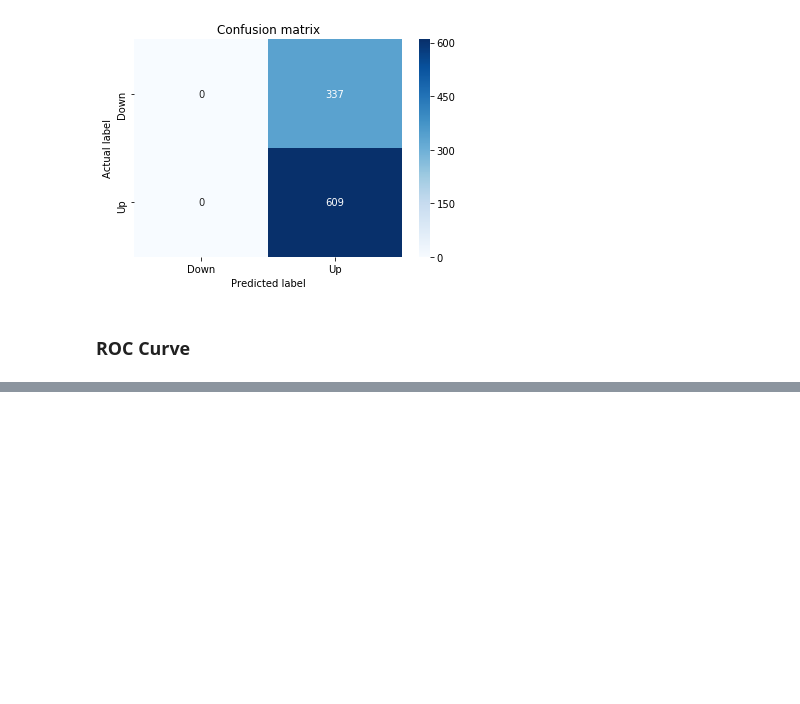
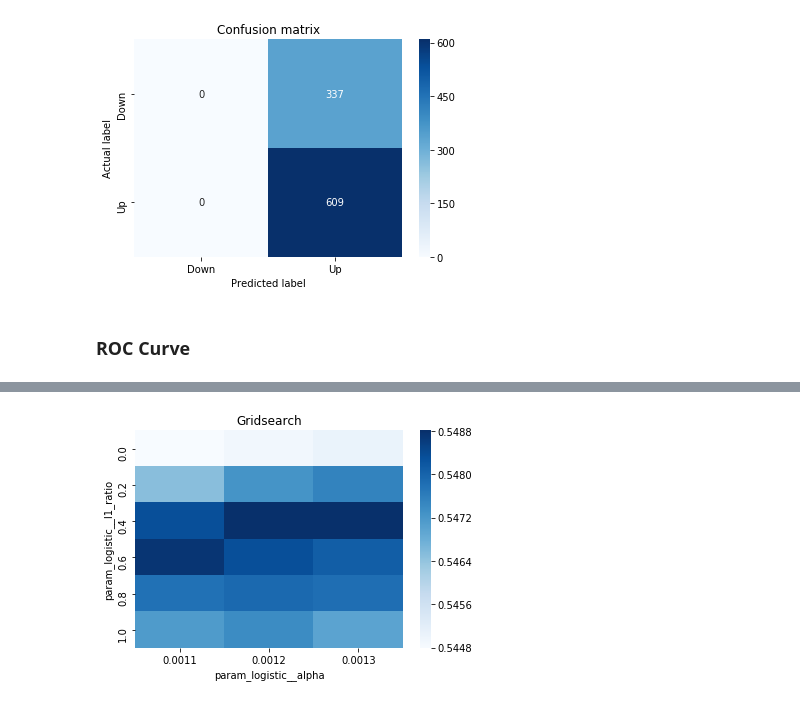
Before and after one commit to duemig/Stanford-Project-Predicting-stock-prices-using-a-LSTM-Network, a Jupyter notebook: Final Project-2.ipynb, the cells around one changed output, grey strips where cells are left out. Cells and saved outputs as stored; diff of their text form; code cells hidden in the pictures; blank space fills up the shorter version.

```diff
--- a/Final Project-2.ipynb
+++ b/Final Project-2.ipynb
@@ -782,0 +759,79 @@ y_proba_1_lstm
+# %%
+# Model specific Parameter
+
+# Number of iterations
+iterations_2_b = [8]
+
+
+# Grid Search
+
+# Regularization
+alpha_g_2_b = [0.0011, 0.0012, 0.0013]
+l1_ratio_g_2_b = [0, 0.2, 0.4, 0.6, 0.8, 1]
+
+# Create hyperparameter options
+hyperparameters_g_2_b = {'logistic__alpha':alpha_g_2_b,
+                         'logistic__l1_ratio':l1_ratio_g_2_b,
+                         'logistic__penalty':penalty_b,
+                         'logistic__max_iter':iterations_2_b}
+
+# Create grid search
+search_g_2_b = GridSearchCV(estimator=pipeline_b,
+                            param_grid=hyperparameters_g_2_b,
+                            cv=tscv,
+                            verbose=0,
+                            n_jobs=-1,
+                            scoring=scoring_b,
+                            refit=metric_b,
+                            return_train_score=False)
+# Setting refit='Accuracy', refits an estimator on the whole dataset with the parameter setting that has the best cross-validated mean Accuracy score.
+# For multiple metric evaluation, this needs to be a string denoting the scorer is used to find the best parameters for refitting the estimator at the end
+# If return_train_score=True training results of CV will be saved as well
+
+# Fit grid search
+tuned_model_2_b = search_g_2_b.fit(X_train_2, y_train_2)
+#search_g_2_b.cv_results_
+
+
+# Random Search
+
+# Create regularization hyperparameter distribution using uniform distribution
+#alpha_r_2_b = uniform(loc=0.00006, scale=0.002) #loc=0.00006, scale=0.002
+#l1_ratio_r_2_b = uniform(loc=0, scale=1)
+
+# Create hyperparameter options
+#hyperparameters_r_2_b = {'logistic__alpha':alpha_r_2_b, 'logistic__l1_ratio':l1_ratio_r_2_b, 'logistic__penalty':penalty_b,'logistic__max_iter':iterations_2_b}
+
+# Create randomized search
+#search_r_2_b = RandomizedSearchCV(pipeline_b, hyperparameters_r_2_b, n_iter=10, random_state=1, cv=tscv, verbose=0, n_jobs=-1, scoring=scoring_b, refit = metric_b, return_train_score=False)
+# Setting refit='Accuracy', refits an estimator on the whole dataset with the parameter setting that has the best cross-validated Accuracy score.
+
+# Fit randomized search
+#tuned_model_2_b = search_r_2_b.fit(X_train_2, y_train_2)
+
+
+
+# View Cost function
+print('Loss function:', tuned_model_2_b.best_estimator_.get_params()['logistic__loss'])
+
+# View Accuracy
+print(metric_b +' of the best model: ', tuned_model_2_b.best_score_);print("\n")
+# best_score_ Mean cross-validated score of the best_estimator
+
+# View best hyperparameters
+print("Best hyperparameters:")
+print('Number of iterations:', tuned_model_2_b.best_estimator_.get_params()['logistic__max_iter'])
+print('Penalty:', tuned_model_2_b.best_estimator_.get_params()['logistic__penalty'])
+print('Alpha:', tuned_model_2_b.best_estimator_.get_params()['logistic__alpha'])
+print('l1_ratio:', tuned_model_2_b.best_estimator_.get_params()['logistic__l1_ratio'])
+
+# Find the number of nonzero coefficients (selected features)
+print("Total number of features:", len(tuned_model_2_b.best_estimator_.steps[1][1].coef_[0][:]))
+print("Number of selected features:", np.count_nonzero(tuned_model_2_b.best_estimator_.steps[1][1].coef_[0][:]))
+
+# Gridsearch table
+plt.title('Gridsearch')
+pvt_2_b = pd.pivot_table(pd.DataFrame(tuned_model_2_b.cv_results_), values='mean_test_accuracy', index='param_logistic__l1_ratio', columns='param_logistic__alpha')
+ax_2_b = sns.heatmap(pvt_2_b, cmap="Blues")
+plt.show()
+# %% [output]
@@ -782,0 +849 @@ y_proba_1_lstm
+[figure, added]
```
Also changed, not shown: parts of 104 cells of this notebook.
